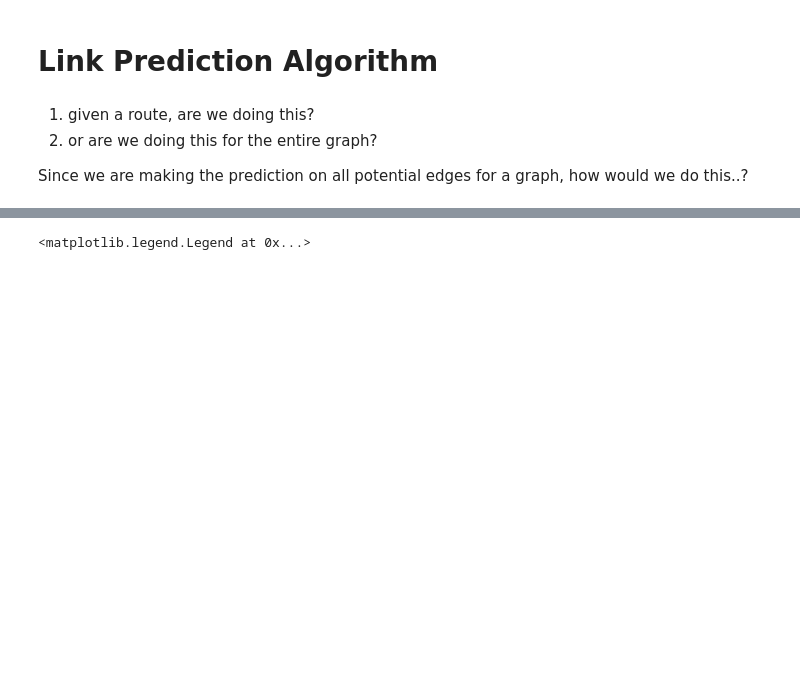
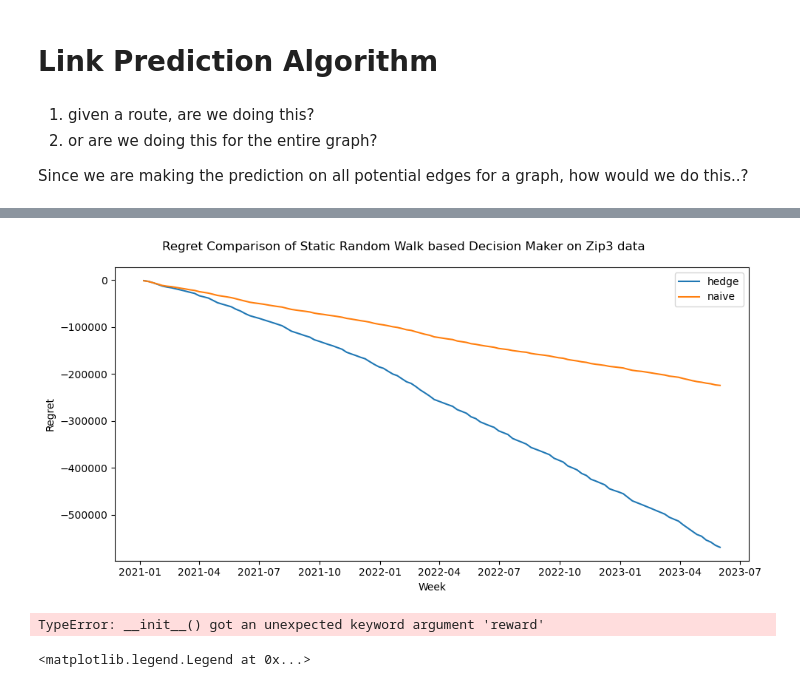
Before and after one commit to theodora-yko/Temporal-Link-Prediction, a Jupyter notebook: hedge_regret.ipynb, the cells around one changed output, grey strips where cells are left out. Drawn from its saved outputs; the diff is of its cells as text; code cells hidden in the pictures; blank space fills up the shorter version.

```diff
--- a/hedge_regret.ipynb
+++ b/hedge_regret.ipynb
@@ -453,13 +437,14 @@ def random_walk_model(graph, num_walks_per_node=10, walk_length = 10, context_wi
 # %%
 from collections import defaultdict
 class WeeklyDecisionMaker():
-    def __init__(self, num_walks_per_node=10, walk_length = 10, context_window_size=2, expert_num=10):
+    def __init__(self, num_walks_per_node=10, walk_length = 10, context_window_size=2, expert_num=10, reward=False):
         # needed for temporal embedding
         self.num_walks_per_node = num_walks_per_node
         self.walk_length = walk_length
         self.context_window_size = context_window_size
 
         # weight optimization
+        self.reward = reward
         self.naive_regret = 0
         self.past_naive_regrets = defaultdict(list)
         self.graph = None
@@ -511,12 +496,12 @@ class WeeklyDecisionMaker():
         self.test_edges, self.test_edge_labels = links_test, labels_test
 
         # fit & learn
-        node_embedding = random_walk_model(train_graph,
+        temporal_embedding = random_walk_model(train_graph,
                             num_walks_per_node=self.num_walks_per_node, walk_length=self.walk_length, \
                             context_window_size=self.context_window_size, temporal= temporal)
-        edge_embedding_train = edge_to_features(links_validate, node_embedding)
-        fitted_classifier = self.fit_classifier(edge_embedding_train, labels_validate) #fit classifier
-        train_score = self.evaluate_score(fitted_classifier, edge_embedding_train, labels_validate)
+        temporal_edge_embedding_train = edge_to_features(links_validate, temporal_embedding)
+        temporal_fitted_classifier = self.fit_classifier(temporal_edge_embedding_train, labels_validate) #fit classifier
+        train_score = self.evaluate_score(temporal_fitted_classifier, temporal_edge_embedding_train, labels_validate)
         self.train_scores.append(train_score)
 
         # compute probability of potential edges
@@ -554,7 +539,7 @@ class WeeklyDecisionMaker():
             if final_wait_decision == 1:
                 loss = 3 #false positive treated most harshly
             else: loss = 1 #false negative treated less harshly
-        else:
+        elif self.reward:
             leader_made_wrong_decision = [-1 * wrong_decision for wrong_decision in leader_made_wrong_decision]
             if final_wait_decision == 1:
                 loss = -2 #true positive rewarded most
@@ -571,7 +556,8 @@ class WeeklyDecisionMaker():
             if final_wait_decision == 1:
                 curr_naive_loss = 3 #false positive treated most harshly
             else: curr_naive_loss = 1 #false negative treated less harshly
-        else:
+
+        elif self.reward:
             if naive_decision == 1:
                 curr_naive_loss = -2 #true positive rewarded most
             else: curr_naive_loss = -1 #true negative rewarded second most
@@ -609,6 +595,6 @@ class WeeklyDecisionMaker():
 
 Since we are making the prediction on all potential edges for a graph, how would we do this..?
 # %%
-temporal_zip3_dm = WeeklyDecisionMaker()
+temporal_zip3_dm = WeeklyDecisionMaker(reward=False)
 for graph in tqdm(weekly_zip3_graphs.values()):
     temporal_zip3_dm.run_expert_simulation(graph, display_progress=True)
@@ -726,8 +631,30 @@ KeyboardInterrupt:
-# %%
-temporal_kma_dm = WeeklyDecisionMaker()
-for graph in tqdm(weekly_kma_graphs.values()):
-    temporal_kma_dm.run_expert_simulation(graph, display_progress=True)
-# %%
-static_kma_dm = WeeklyDecisionMaker()
-for graph in tqdm(weekly_kma_graphs.values()):
-    static_kma_dm.run_expert_simulation(graph, temporal=False, display_progress=True)
+# %%
+static_zip3_dm = WeeklyDecisionMaker(reward=False)
+for graph in tqdm(weekly_zip3_graphs.values()):
+    static_zip3_dm.run_expert_simulation(graph, temporal=False, display_progress=True)
+
+fig, ax = plt.subplots(1,1, figsize= (10, 5))
+fig.suptitle("Regret Comparison of Static Random Walk based Decision Maker on Zip3 data")
+ax.plot(weekly_zip3_graphs.keys(), static_zip3_dm.hedge_total_regret[1:], label='hedge')
+ax.plot(weekly_zip3_graphs.keys(), static_zip3_dm.naive_total_regret[1:], label='naive')
+ax.legend()
+ax.set_xlabel("Week")
+ax.set_ylabel("Regret")
+fig.tight_layout()
+# %% [output]
+[figure, added]
+# %%
+temporal_kma_dm = WeeklyDecisionMaker(reward=False)
+for graph in tqdm(weekly_kma_graphs.values()):
+    temporal_kma_dm.run_expert_simulation(graph, display_progress=False)
+
+fig, ax = plt.subplots(1,1, figsize= (10, 5))
+fig.suptitle("Regret Comparison of Temporal Random Walk based Decision Maker on KMA data")
+ax.plot(weekly_zip3_graphs.keys(), temporal_kma_dm.hedge_total_regret[1:], label='hedge')
+ax.plot(weekly_zip3_graphs.keys(), temporal_kma_dm.naive_total_regret[1:], label='naive')
+ax.legend()
+ax.set_xlabel("Week")
+ax.set_ylabel("Regret")
+fig.tight_layout()
+# %% [output]
+TypeError: __init__() got an unexpected keyword argument 'reward'
```
Also changed, not shown: parts of 9 cells of this notebook, 1 other file.
